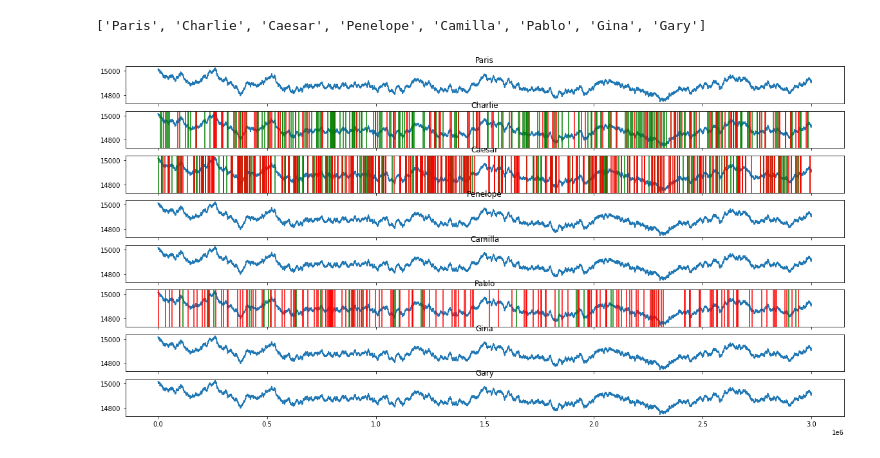
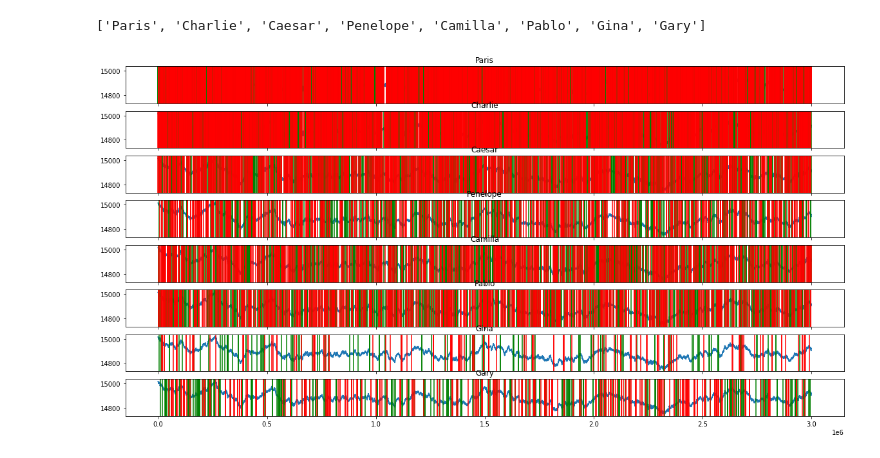
Before and after one commit to adiv413/dmvs-finest-imc, a Jupyter notebook: Round 5/Data Analysis/Market Traders/marketTraders.ipynb, the cells around one changed output. Saved outputs shown, nothing was run; the diff lists cells and outputs as text; code cells hidden in the pictures.

```diff
--- a/Round 5/Data Analysis/Market Traders/marketTraders.ipynb
+++ b/Round 5/Data Analysis/Market Traders/marketTraders.ipynb
@@ -66,21 +34,21 @@ products = ['PINA_COLADAS', 'DIP', 'BAGUETTE', 'PICNIC_BASKET', 'BERRIES', 'DIVI
 # %%
 #PEARLS
 #plot the mid_price of pearls n times if n is the number of traders
 #for each chart, place a green line when a buyer makes a trade and a red line when a seller makes a trade. Loop through each trader
 pearlTraders = [trader for trader in traders if 'PEARLS' in buyOrders[trader]['symbol'].unique() or 'PEARLS' in sellOrders[trader]['symbol'].unique()]
 print(pearlTraders)
 fig, axs = plt.subplots(len(pearlTraders), 1, sharex=True)
 for i in range(len(pearlTraders)):
     axs[i].plot(productCharts['PEARLS']['timestamp'], productCharts['PINA_COLADAS']['mid_price'])
     axs[i].set_title(pearlTraders[i])
     buyTrades = buyOrders[pearlTraders[i]]
-    buyTrades = buyTrades[buyTrades['symbol'] == 'PINA_COLADAS']
+    buyTrades = buyTrades[buyTrades['symbol'] == 'PEARLS']
     for j in range(len(buyTrades)):
         axs[i].axvline(x=buyTrades['timestamp'].iloc[j], color='green')
     sellTrades = sellOrders[pearlTraders[i]]
-    sellTrades = sellTrades[sellTrades['symbol'] == 'PINA_COLADAS']
+    sellTrades = sellTrades[sellTrades['symbol'] == 'PEARLS']
     for j in range(len(sellTrades)):
         axs[i].axvline(x=sellTrades['timestamp'].iloc[j], color='red')
 # %% [output]
 ['Paris', 'Charlie', 'Caesar', 'Penelope', 'Camilla', 'Pablo', 'Gina', 'Gary']
-[figure, old version]
+[figure, new version]
```
Also changed, not shown: parts of 4 cells of this notebook, 1 other file.
